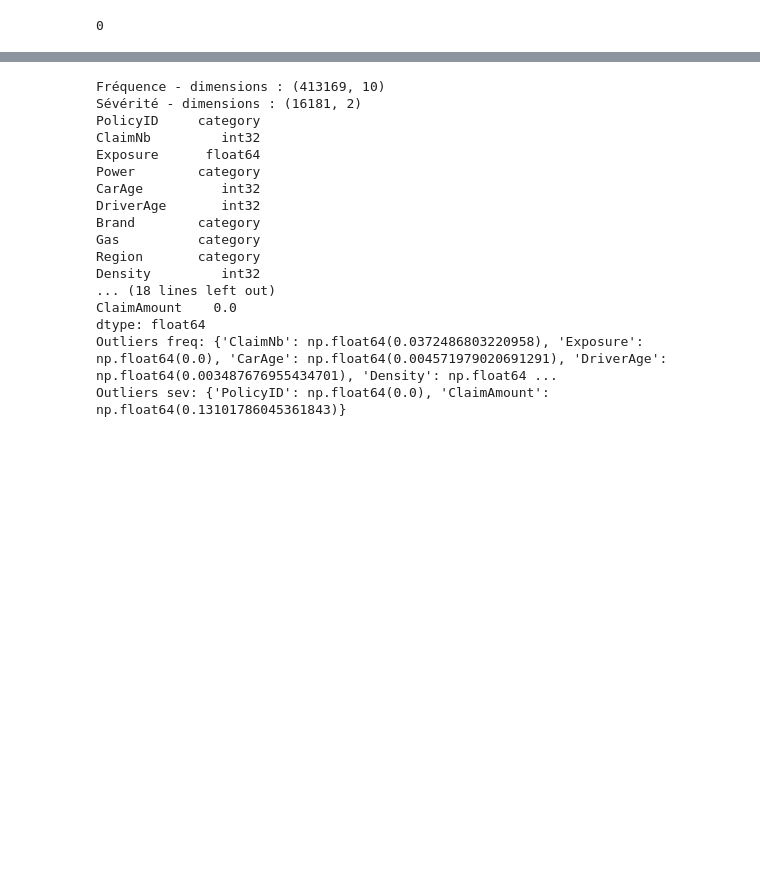
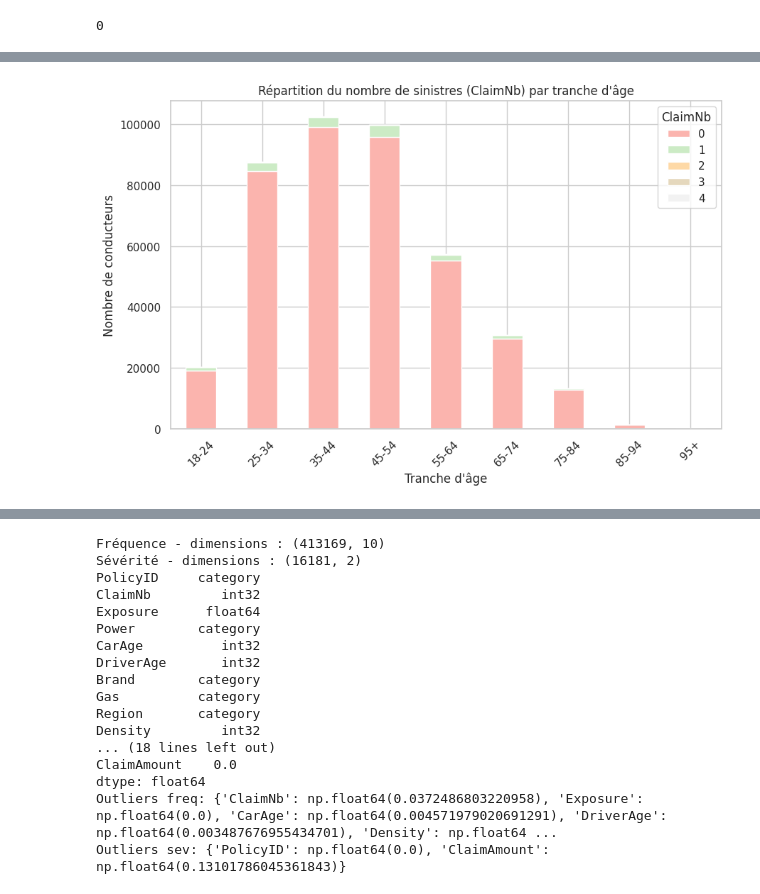
Before and after one commit to fadiblm/Projet-assurance-non-vie, a Jupyter notebook: visualisation.ipynb, the cells around one changed output, grey strips where cells are left out. Saved outputs shown, nothing was run; the diff lists cells and outputs as text; code cells hidden in the pictures; blank space fills up the shorter version.

```diff
--- a/visualisation.ipynb
+++ b/visualisation.ipynb
@@ -526,29 +524,14 @@ plt.show()
 bins = [18, 25, 35, 45, 55, 65, 75, 85, 95, 105]
 labels = ['18-24','25-34','35-44','45-54','55-64','65-74','75-84','85-94','95+']
 
-
+freq['DriverAgeGroup'] = pd.cut(
+    freq['DriverAge'],   # la colonne continue à découper
+    bins=bins,           # bornes des tranches
+    labels=labels,       # noms des tranches
+    right=False          # inclut la borne inférieure, exclut la borne supérieure
+)
 
 # 1️⃣ Créer un tableau croisé : nombre de conducteurs par tranche d'âge et ClaimNb
 tableau_croise = pd.crosstab(freq['DriverAgeGroup'], freq['ClaimNb'])
 display(tableau_croise)
-
-# 2️⃣ Calculer le nombre total de sinistres par segment
-# Multiplier chaque colonne (ClaimNb) par sa valeur pour obtenir le nombre de sinistres réels
-table_sinistres = tableau_croise.multiply(tableau_croise.columns, axis=1)
-display(table_sinistres)
-
-# 3️⃣ Graphique empilé
-table_sinistres.plot(
-    kind='bar',
-    stacked=True,
-    figsize=(10,6),
-    cmap='Pastel1'  # ou color=['red','blue','green','orange','purple']
-)
-
-plt.xlabel("Tranche d'âge")
-plt.ylabel("Nombre total de sinistres")
-plt.title("Nombre total de sinistres par tranche d'âge et ClaimNb")
-plt.xticks(rotation=45)
-plt.legend(title='Nombre de sinistres')
-plt.show()
 # %% [output]
@@ -591,0 +549,19 @@ Tableau croisé : Nombre total de sinistres par tranche d'âge
+# %%
+# Tableau croisé : tranches d'âge vs ClaimNb
+tableau_claim = pd.crosstab(freq['DriverAgeGroup'], freq['ClaimNb'])
+tableau_claim_percent = tableau_claim.div(tableau_claim.sum(axis=1), axis=0) * 100
+tableau_claim.plot(
+    kind='bar',
+    stacked=True,
+    figsize=(10,6),
+    cmap='Pastel1'
+)
+
+plt.xlabel("Tranche d'âge")
+plt.ylabel("Nombre de conducteurs")
+plt.title("Répartition du nombre de sinistres (ClaimNb) par tranche d'âge")
+plt.xticks(rotation=45)
+plt.legend(title='ClaimNb')
+plt.show()
+# %% [output]
+[figure, added]
```
Also changed, not shown: parts of 19 cells of this notebook, 1 other file.
